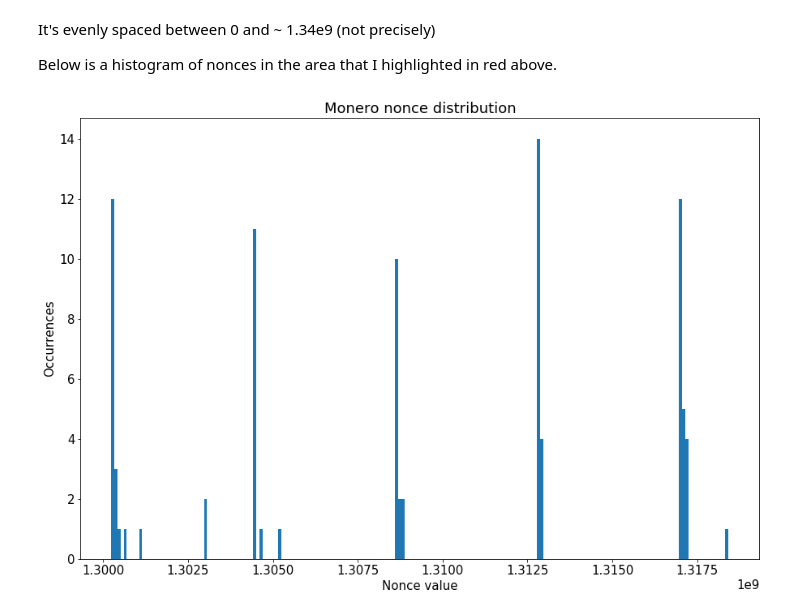
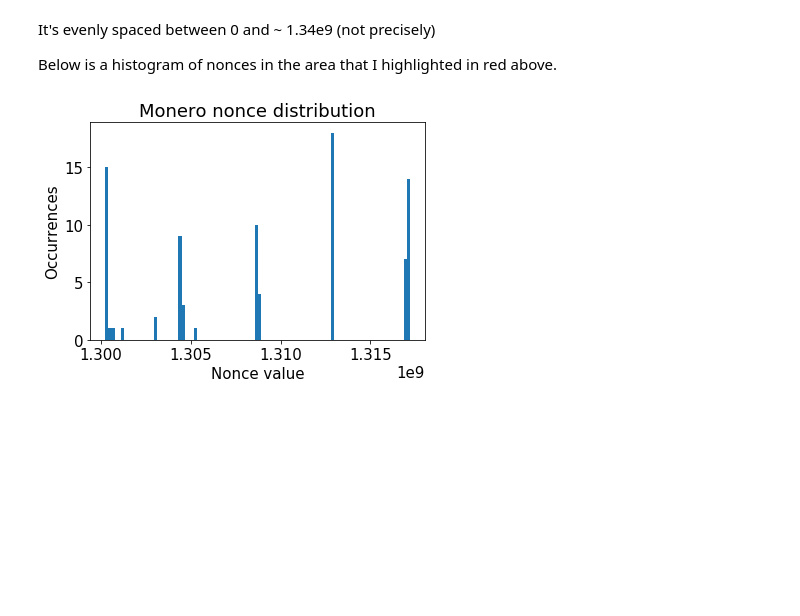
Before and after one commit to noncesense-research-lab/nonce_distribution, a Jupyter notebook: nonce_distribution.ipynb, the cells around one changed output. Cells and saved outputs as stored; diff of their text form; code cells hidden in the pictures; blank space fills up the shorter version.

```diff
--- a/nonce_distribution.ipynb
+++ b/nonce_distribution.ipynb
@@ -303,7 +303,7 @@ import pandas as pd
 # on the run, I'll deal with imports later
 
 min_nonce_val = 1.3e9
-nonce_window = 0.02e9
+nonce_window = 0.018e9
 new_trend_h = 1745000
 
 # Add rectangle
@@ -325,12 +325,11 @@ It's evenly spaced between 0 and ~ 1.34e9 (not precisely)
 
 Below is a histogram of nonces in the area that I highlighted in red above.
 # %%
-fig, ax = plt.subplots(figsize=(15, 10))
 recent_nonces = df.nonce[df.id>1745000]
-subset = [nonce for nonce in recent_nonces if nonce > 1.3e9 and nonce < 1.32e9]
-plt.hist(subset, bins=200);
+subset = [nonce for nonce in recent_nonces if nonce > min_nonce_val and nonce < min_nonce_val+nonce_window]
+plt.hist(subset, bins=100);
 plt.title('Monero nonce distribution');
 plt.ylabel('Occurrences');
 plt.xlabel('Nonce value');
 # %% [output]
-[figure, old version]
+[figure, new version]
```
Also changed, not shown: parts of 3 cells of this notebook.
